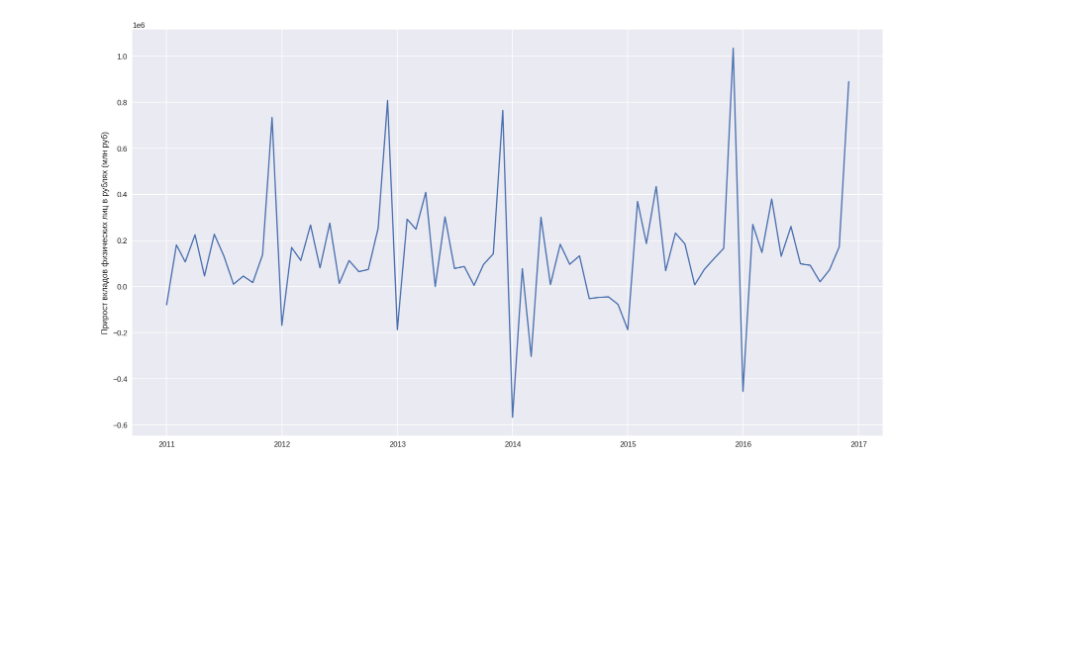
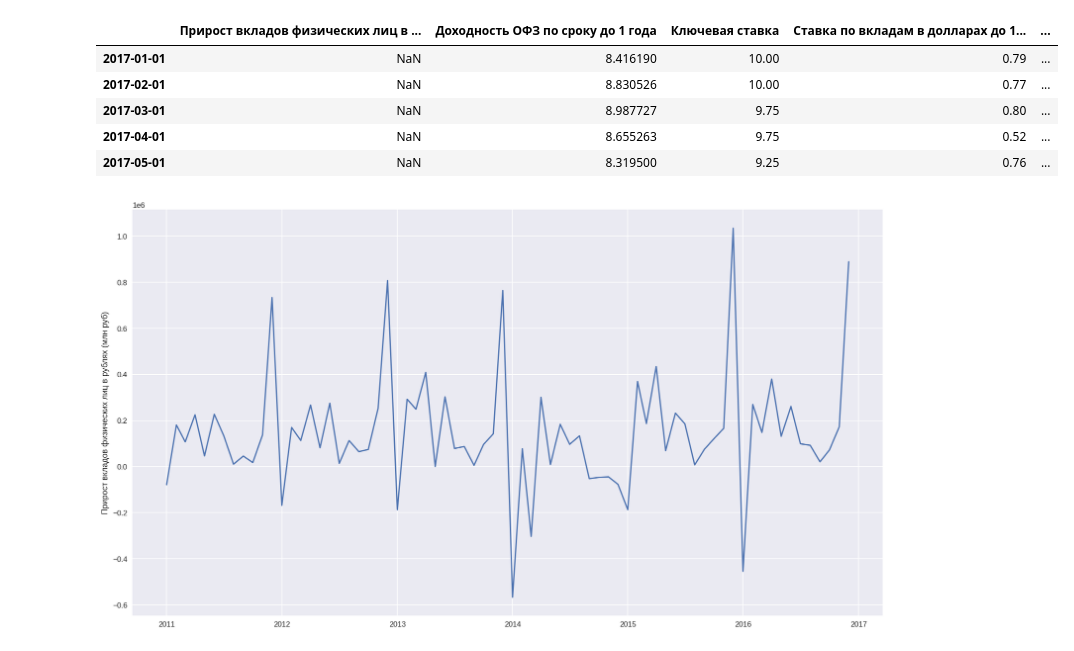
Before and after one commit to varvaraptl/deposit_value_forecast, a Jupyter notebook: main.ipynb, the cells around one changed output. Drawn from its saved outputs; the diff is of its cells as text; code cells hidden in the pictures; blank space fills up the shorter version.

```diff
--- a/main.ipynb
+++ b/main.ipynb
@@ -44,3 +52,12 @@ df_test = df.iloc[-12:, :]
+# %%
+df_test.head(5)
+# %% [output]
+|  | Прирост вкладов физических лиц в ... | Доходность ОФЗ по сроку до 1 года | Ключевая ставка | Ставка по вкладам в долларах до 1... | ... |
+| 2017-01-01 | NaN | 8.416190 | 10.00 | 0.79 | ... |
+| 2017-02-01 | NaN | 8.830526 | 10.00 | 0.77 | ... |
+| 2017-03-01 | NaN | 8.987727 | 9.75 | 0.80 | ... |
+| 2017-04-01 | NaN | 8.655263 | 9.75 | 0.52 | ... |
+| 2017-05-01 | NaN | 8.319500 | 9.25 | 0.76 | ... |
 # %%
 sns.lineplot(x=df_train.index,
              y="Прирост вкладов физических лиц в рублях (млн руб)",
```
Also changed, not shown: parts of 3 cells of this notebook.
